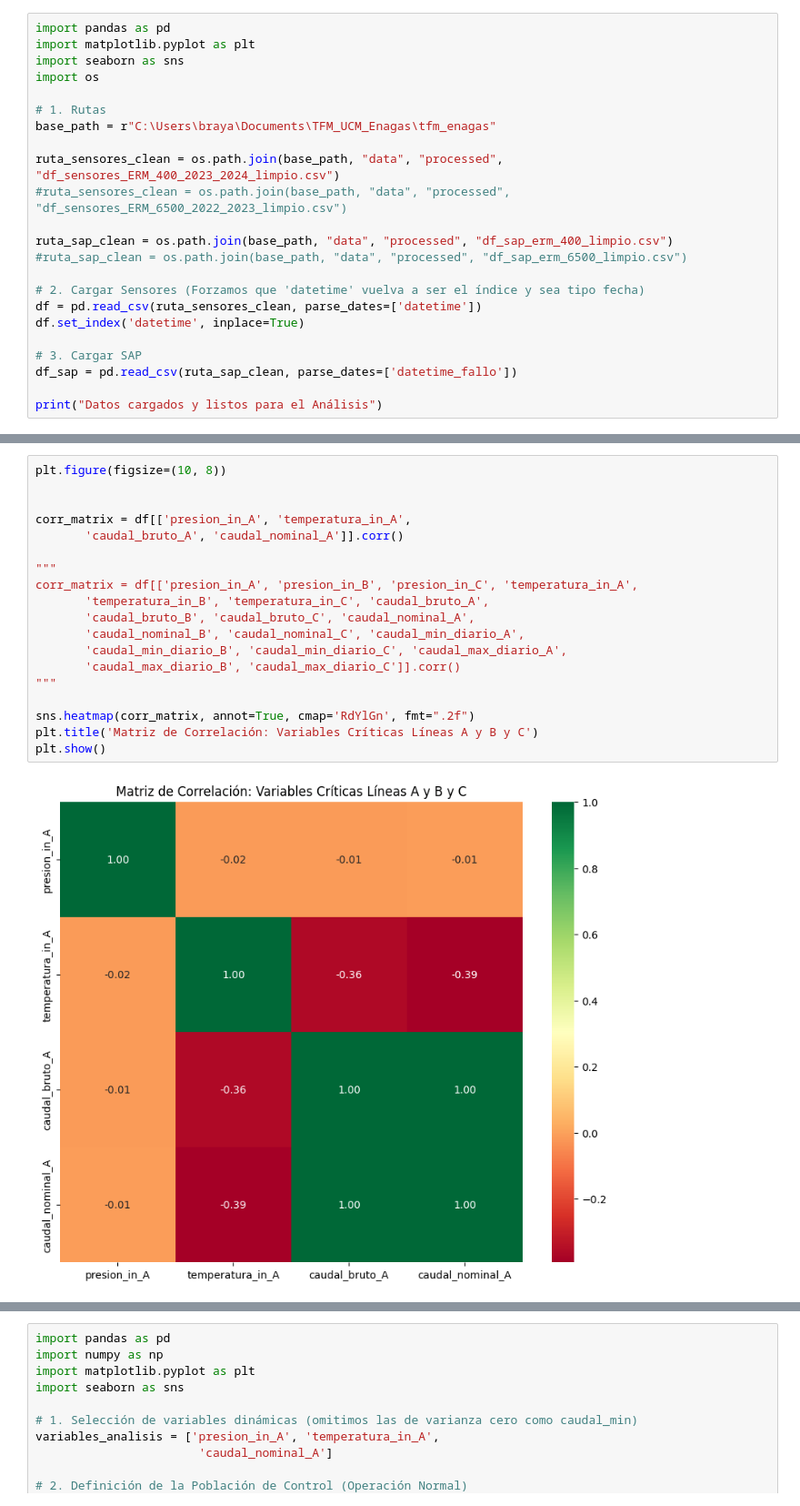
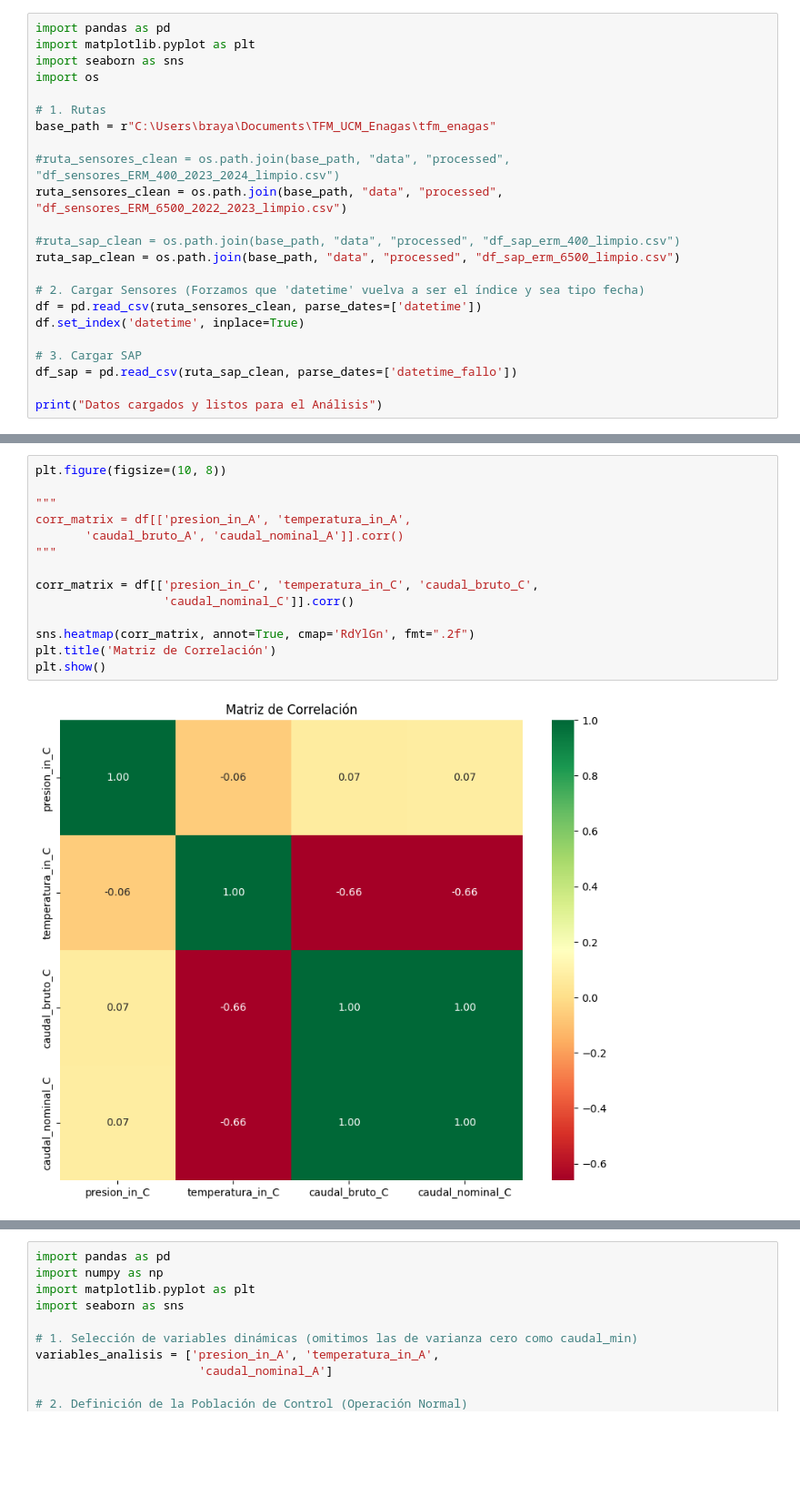
Before and after one commit to BryanInche/27.tfm_enagas_ia, a Jupyter notebook: notebooks/03_Etiquetado_y_Feature_Engineering.ipynb, the cells around one changed output, grey strips where cells are left out. Shown at 91% size. Drawn from its saved outputs; the diff is of its cells as text; blank space fills up the shorter version.

```diff
--- a/notebooks/03_Etiquetado_y_Feature_Engineering.ipynb
+++ b/notebooks/03_Etiquetado_y_Feature_Engineering.ipynb
@@ -7,11 +7,11 @@ import os
 # 1. Rutas
 base_path = r"C:\Users\braya\Documents\TFM_UCM_Enagas\tfm_enagas"
 
-ruta_sensores_clean = os.path.join(base_path, "data", "processed", "df_sensores_ERM_400_2023_2024_limpio.csv")
-#ruta_sensores_clean = os.path.join(base_path, "data", "processed", "df_sensores_ERM_6500_2022_2023_limpio.csv")
+#ruta_sensores_clean = os.path.join(base_path, "data", "processed", "df_sensores_ERM_400_2023_2024_limpio.csv")
+ruta_sensores_clean = os.path.join(base_path, "data", "processed", "df_sensores_ERM_6500_2022_2023_limpio.csv")
 
-ruta_sap_clean = os.path.join(base_path, "data", "processed", "df_sap_erm_400_limpio.csv")
-#ruta_sap_clean = os.path.join(base_path, "data", "processed", "df_sap_erm_6500_limpio.csv")
+#ruta_sap_clean = os.path.join(base_path, "data", "processed", "df_sap_erm_400_limpio.csv")
+ruta_sap_clean = os.path.join(base_path, "data", "processed", "df_sap_erm_6500_limpio.csv")
 
 # 2. Cargar Sensores (Forzamos que 'datetime' vuelva a ser el índice y sea tipo fecha)
 df = pd.read_csv(ruta_sensores_clean, parse_dates=['datetime'])
@@ -117,24 +117,19 @@ plt.show()
 # %%
 plt.figure(figsize=(10, 8))
 
-
+"""
 corr_matrix = df[['presion_in_A', 'temperatura_in_A',
        'caudal_bruto_A', 'caudal_nominal_A']].corr()
-
-"""
-corr_matrix = df[['presion_in_A', 'presion_in_B', 'presion_in_C', 'temperatura_in_A',
-       'temperatura_in_B', 'temperatura_in_C', 'caudal_bruto_A',
-       'caudal_bruto_B', 'caudal_bruto_C', 'caudal_nominal_A',
-       'caudal_nominal_B', 'caudal_nominal_C', 'caudal_min_diario_A',
-       'caudal_min_diario_B', 'caudal_min_diario_C', 'caudal_max_diario_A',
-       'caudal_max_diario_B', 'caudal_max_diario_C']].corr()
 """
 
+corr_matrix = df[['presion_in_C', 'temperatura_in_C', 'caudal_bruto_C',
+                  'caudal_nominal_C']].corr()
+
 sns.heatmap(corr_matrix, annot=True, cmap='RdYlGn', fmt=".2f")
-plt.title('Matriz de Correlación: Variables Críticas Líneas A y B y C')
+plt.title('Matriz de Correlación')
 plt.show()
 # %% [output]
-[figure, old version]
+[figure, new version]
 # %%
 # Procesamiento de tiempo o fecha del fallo
 df_sap[['Inicio avería','Ini.avería (h)','Inicio deseado','datetime_fallo']]
```
Also changed, not shown: parts of 25 cells of this notebook.
